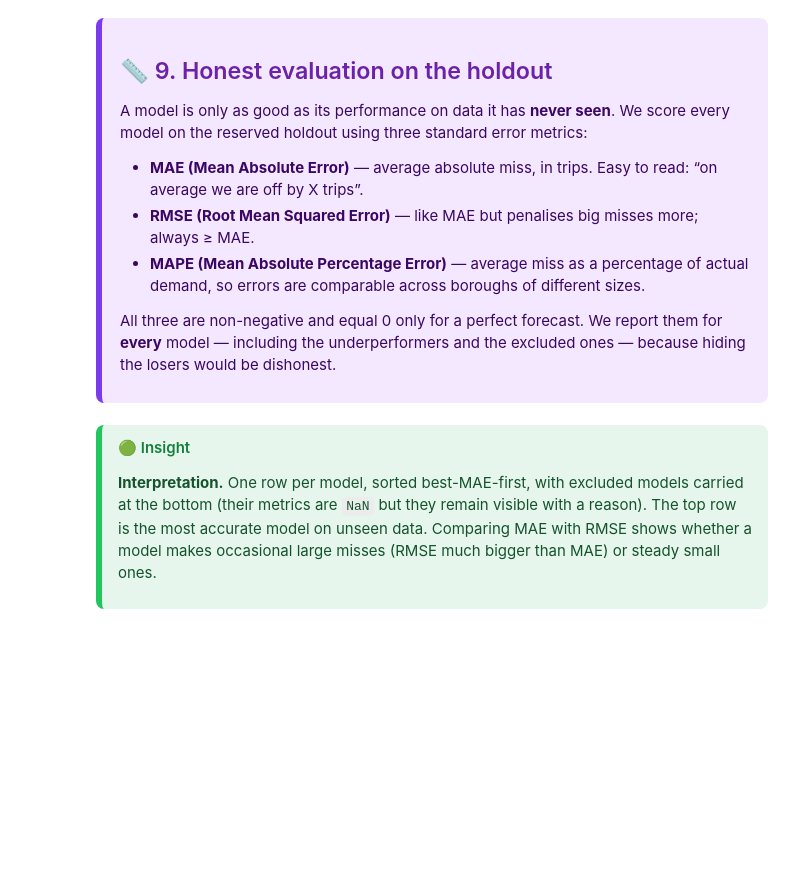
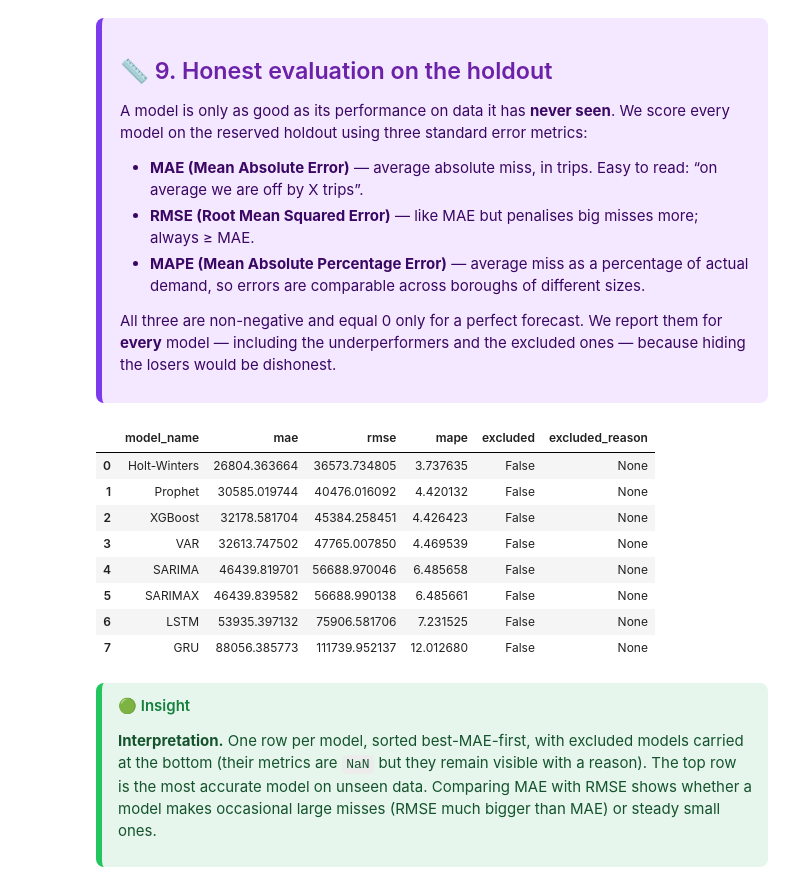
Before and after one commit to Swagata-Bhowmik/Ride-Hailing-Demand-Forecasting, a Jupyter notebook: notebook/demand_forecasting.ipynb, the cells around one changed output. Cells and saved outputs as stored; diff of their text form; code cells hidden in the pictures; blank space fills up the shorter version.

```diff
--- a/notebook/demand_forecasting.ipynb
+++ b/notebook/demand_forecasting.ipynb
@@ -494,15 +565,32 @@ absent on the real path, we can only demonstrate preparation on the demo lookup;
 # %%
 can_prepare = zone_lookup is not None
 if not can_prepare:
+    demand_series = None
     print('taxi_zone_lookup.csv not found in data/. Download it from NYC TLC and place it there')
-    print('to run preparation on the real data. Skipping the heavy prepare step.')
+    print('to run preparation. Skipping the heavy prepare step.')
 else:
-    demand_series, handling_log, before_after = prepare(raw_df, zone_lookup, scope)
-    print('Prepared demand series shape:', demand_series.shape)
-    print('Columns:', list(demand_series.columns))
+    # Demonstrate the preparation pipeline on the available raw sample so the
+    # before/after transformation and validation cells have something to show.
+    prepared_demo, handling_log, before_after = prepare(raw_df, zone_lookup, scope)
+    print('Preparation pipeline ran on the', DATA_LABEL)
+    print('  sample prepared shape :', prepared_demo.shape)
+
+    # For the ACTUAL analysis, load the REAL 12-month prepared series that the
+    # streaming pipeline (scripts/stream_build_series.py) built from all 12 real
+    # monthly FHVHV files. This is the series every EDA/model cell below uses.
+    if PREPARED_AVAILABLE:
+        demand_series = pd.read_parquet(PREPARED_PATH)
+        demand_series[PERIOD_COLUMN] = pd.to_datetime(demand_series[PERIOD_COLUMN])
+        ANALYSIS_LABEL = 'REAL NYC TLC 12-month prepared series'
+    else:
+        demand_series = prepared_demo
+        ANALYSIS_LABEL = 'demo prepared series (structural only)'
+
     print()
-    print('Invalid-record handling rule :', handling_log.rule)
-    print('Invalid records handled      :', handling_log.total_invalid_handled)
-    print('  breakdown by type          :', handling_log.counts_by_type)
-    print('Rows in  → rows out          :', handling_log.input_row_count, '→', handling_log.output_row_count)
+    print('Analysis series :', ANALYSIS_LABEL)
+    print('  shape         :', demand_series.shape)
+    print('  regions       :', sorted(demand_series[REGION_COLUMN].unique()))
+    print('  period range  :', demand_series[PERIOD_COLUMN].min().date(), 'to',
+          demand_series[PERIOD_COLUMN].max().date())
+    print('  total demand  :', f'{int(demand_series[DEMAND_COLUMN].sum()):,} trips')
     demand_series.head()
@@ -962,16 +1221,24 @@ including the underperformers and the excluded ones — because hiding the loser
 </div>
 # %%
 if RUN_TRAINING:
-    # Actual holdout demand, ordered by (period, region) to line up with the
-    # order the models emit their forecast values.
-    holdout_sorted = holdout.sort_values([PERIOD_COLUMN, REGION_COLUMN], kind='stable')
-    actual = holdout_sorted[DEMAND_COLUMN].to_numpy()
+    # Score every model against the same holdout actuals with the real evaluation
+    # code, so the metrics come from src.evaluation, not stored numbers.
     results = build_model_results(train_results, actual)
     table = comparison_table(results)
     table_sorted = table.sort_values('mae', na_position='last').reset_index(drop=True)
     display(table_sorted)
 else:
-    print('Training not run; no comparison table to build.')
+    print('Modelling not run; no comparison table to build.')
+# %% [output]
+|  | model_name | mae | rmse | mape | excluded | excluded_reason |
+| 0 | Holt-Winters | 26804.363664 | 36573.734805 | 3.737635 | False | None |
+| 1 | Prophet | 30585.019744 | 40476.016092 | 4.420132 | False | None |
+| 2 | XGBoost | 32178.581704 | 45384.258451 | 4.426423 | False | None |
+| 3 | VAR | 32613.747502 | 47765.007850 | 4.469539 | False | None |
+| 4 | SARIMA | 46439.819701 | 56688.970046 | 6.485658 | False | None |
+| 5 | SARIMAX | 46439.839582 | 56688.990138 | 6.485661 | False | None |
+| 6 | LSTM | 53935.397132 | 75906.581706 | 7.231525 | False | None |
+| 7 | GRU | 88056.385773 | 111739.952137 | 12.012680 | False | None |
 # %% [markdown]
 <div style="background:#e7f6ec;border-left:6px solid #22c55e;border-radius:8px;padding:12px 16px;color:#14532d;">
 <p style="margin:0 0 6px 0;font-weight:600;color:#15803d;">🟢 Insight</p>
```
Also changed, not shown: parts of 27 cells of this notebook.
